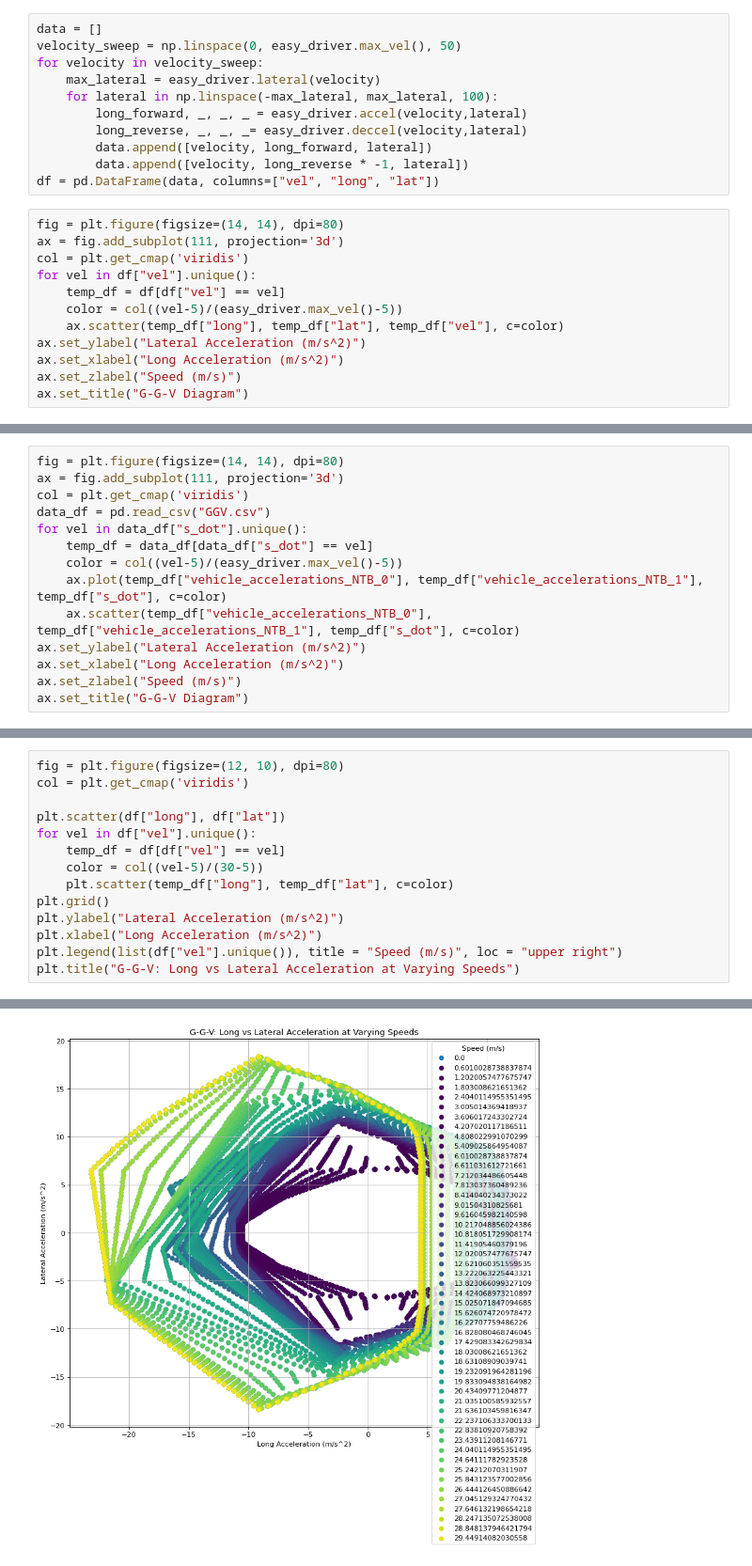
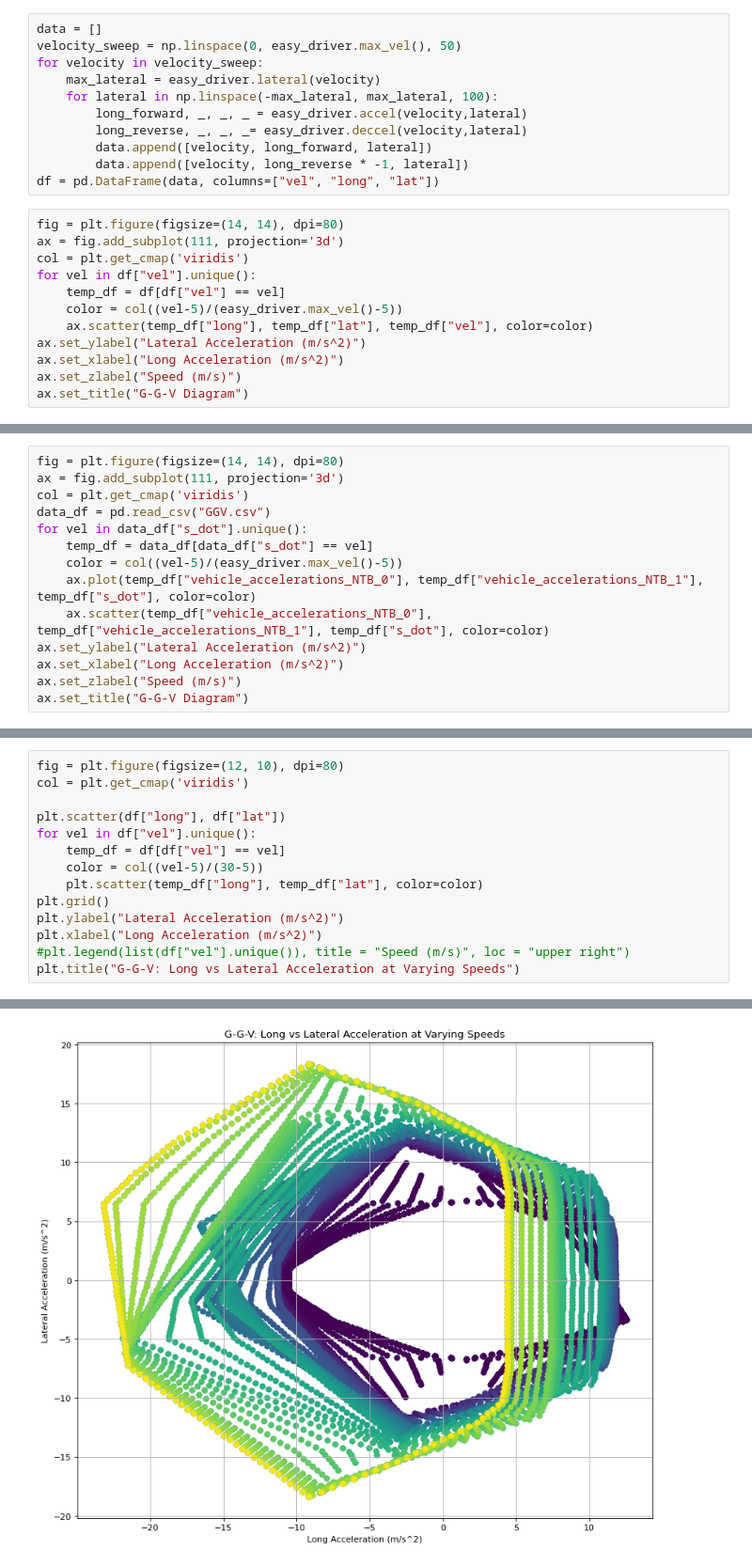
Before and after one commit to LonghornRacingElectric/jomama_lapsim, a Jupyter notebook: results/ggv_interpolation.ipynb, the cells around one changed output, grey strips where cells are left out. Shown at 94% size. Cells and saved outputs as stored; diff of their text form.

```diff
--- a/results/ggv_interpolation.ipynb
+++ b/results/ggv_interpolation.ipynb
@@ -31,7 +31,7 @@ col = plt.get_cmap('viridis')
 for vel in df["vel"].unique():
     temp_df = df[df["vel"] == vel]
     color = col((vel-5)/(easy_driver.max_vel()-5))
-    ax.scatter(temp_df["long"], temp_df["lat"], temp_df["vel"], c=color)
+    ax.scatter(temp_df["long"], temp_df["lat"], temp_df["vel"], color=color)
 ax.set_ylabel("Lateral Acceleration (m/s^2)")
 ax.set_xlabel("Long Acceleration (m/s^2)")
 ax.set_zlabel("Speed (m/s)")
@@ -64,8 +47,8 @@ data_df = pd.read_csv("GGV.csv")
 for vel in data_df["s_dot"].unique():
     temp_df = data_df[data_df["s_dot"] == vel]
     color = col((vel-5)/(easy_driver.max_vel()-5))
-    ax.plot(temp_df["vehicle_accelerations_NTB_0"], temp_df["vehicle_accelerations_NTB_1"], temp_df["s_dot"], c=color)
-    ax.scatter(temp_df["vehicle_accelerations_NTB_0"], temp_df["vehicle_accelerations_NTB_1"], temp_df["s_dot"], c=color)
+    ax.plot(temp_df["vehicle_accelerations_NTB_0"], temp_df["vehicle_accelerations_NTB_1"], temp_df["s_dot"], color=color)
+    ax.scatter(temp_df["vehicle_accelerations_NTB_0"], temp_df["vehicle_accelerations_NTB_1"], temp_df["s_dot"], color=color)
 ax.set_ylabel("Lateral Acceleration (m/s^2)")
 ax.set_xlabel("Long Acceleration (m/s^2)")
 ax.set_zlabel("Speed (m/s)")
@@ -91,10 +64,10 @@ plt.scatter(df["long"], df["lat"])
 for vel in df["vel"].unique():
     temp_df = df[df["vel"] == vel]
     color = col((vel-5)/(30-5))
-    plt.scatter(temp_df["long"], temp_df["lat"], c=color)
+    plt.scatter(temp_df["long"], temp_df["lat"], color=color)
 plt.grid()
 plt.ylabel("Lateral Acceleration (m/s^2)")
 plt.xlabel("Long Acceleration (m/s^2)")
-plt.legend(list(df["vel"].unique()), title = "Speed (m/s)", loc = "upper right")
+#plt.legend(list(df["vel"].unique()), title = "Speed (m/s)", loc = "upper right")
 plt.title("G-G-V: Long vs Lateral Acceleration at Varying Speeds")
 # %% [output]
@@ -119 +75 @@ Text(0.5, 1.0, 'G-G-V: Long vs Lateral Acceleration at Varying Speeds')
-[figure, old version]
+[figure, new version]
```
Also changed, not shown: parts of 4 cells of this notebook, 11 other files.
